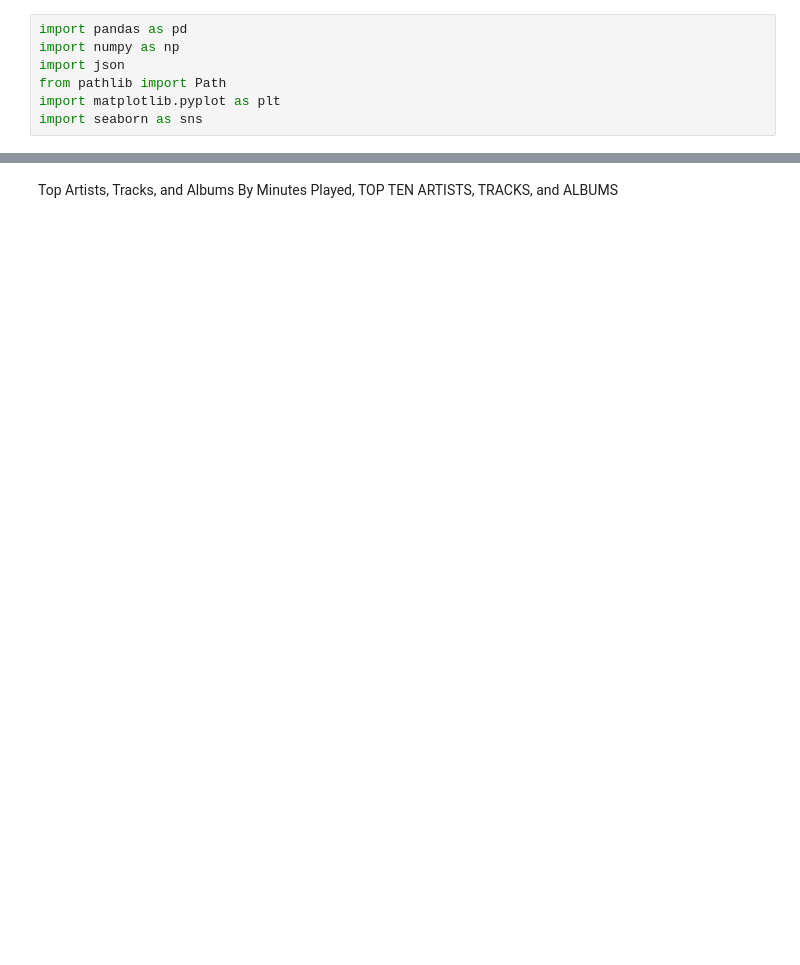
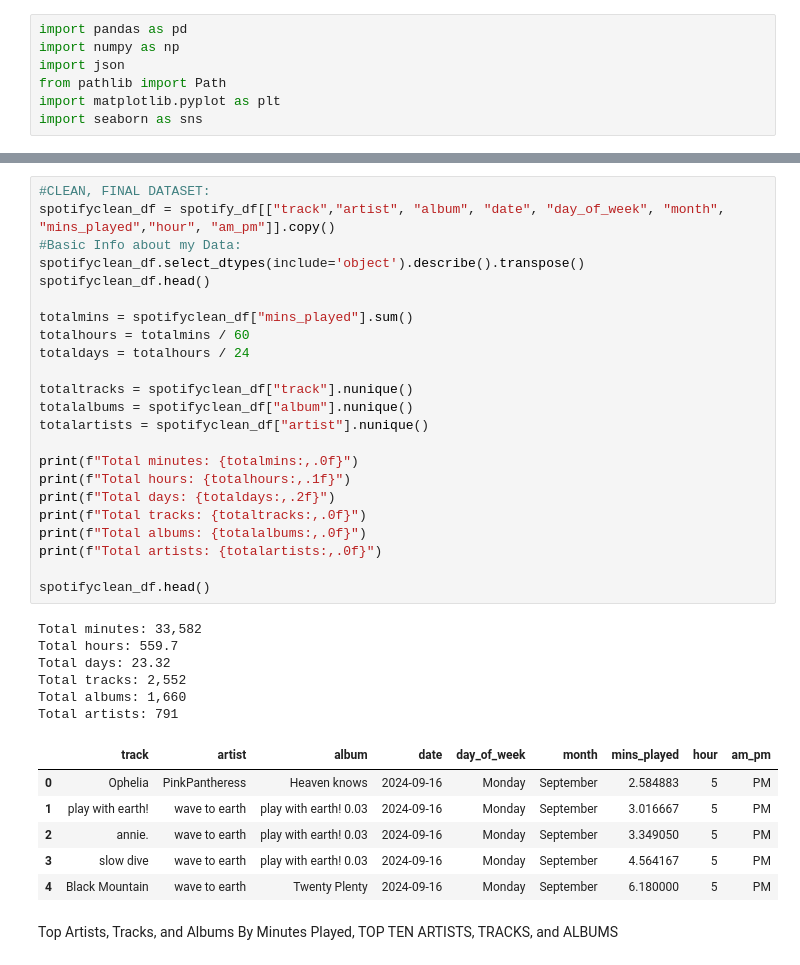
Before and after one commit to caitlinbui/PersonalSpotify-Analysis, a Jupyter notebook: PersonalSpotifyAnalysis.ipynb, the cells around one changed output, grey strips where cells are left out. Cells and saved outputs as stored; diff of their text form; blank space fills up the shorter version.

```diff
--- a/PersonalSpotifyAnalysis.ipynb
+++ b/PersonalSpotifyAnalysis.ipynb
@@ -64,3 +60,39 @@ spotify_df.head()
+# %%
+#CLEAN, FINAL DATASET:
+spotifyclean_df = spotify_df[["track","artist", "album", "date", "day_of_week", "month", "mins_played","hour", "am_pm"]].copy()
+#Basic Info about my Data:
+spotifyclean_df.select_dtypes(include='object').describe().transpose()
+spotifyclean_df.head()
+
+totalmins = spotifyclean_df["mins_played"].sum()
+totalhours = totalmins / 60
+totaldays = totalhours / 24
+
+totaltracks = spotifyclean_df["track"].nunique()
+totalalbums = spotifyclean_df["album"].nunique()
+totalartists = spotifyclean_df["artist"].nunique()
+
+print(f"Total minutes: {totalmins:,.0f}")
+print(f"Total hours: {totalhours:,.1f}")
+print(f"Total days: {totaldays:,.2f}")
+print(f"Total tracks: {totaltracks:,.0f}")
+print(f"Total albums: {totalalbums:,.0f}")
+print(f"Total artists: {totalartists:,.0f}")
+
+spotifyclean_df.head()
+# %% [output]
+Total minutes: 33,582
+Total hours: 559.7
+Total days: 23.32
+Total tracks: 2,552
+Total albums: 1,660
+Total artists: 791
+|  | track | artist | album | date | day_of_week | month | mins_played | hour | am_pm |
+| 0 | Ophelia | PinkPantheress | Heaven knows | 2024-09-16 | Monday | September | 2.584883 | 5 | PM |
+| 1 | play with earth! | wave to earth | play with earth! 0.03 | 2024-09-16 | Monday | September | 3.016667 | 5 | PM |
+| 2 | annie. | wave to earth | play with earth! 0.03 | 2024-09-16 | Monday | September | 3.349050 | 5 | PM |
+| 3 | slow dive | wave to earth | play with earth! 0.03 | 2024-09-16 | Monday | September | 4.564167 | 5 | PM |
+| 4 | Black Mountain | wave to earth | Twenty Plenty | 2024-09-16 | Monday | September | 6.180000 | 5 | PM |
 # %% [markdown]
 Top Artists, Tracks, and Albums By Minutes Played, TOP TEN ARTISTS, TRACKS, and ALBUMS
 # %%
```
Also changed, not shown: parts of 12 cells of this notebook.
